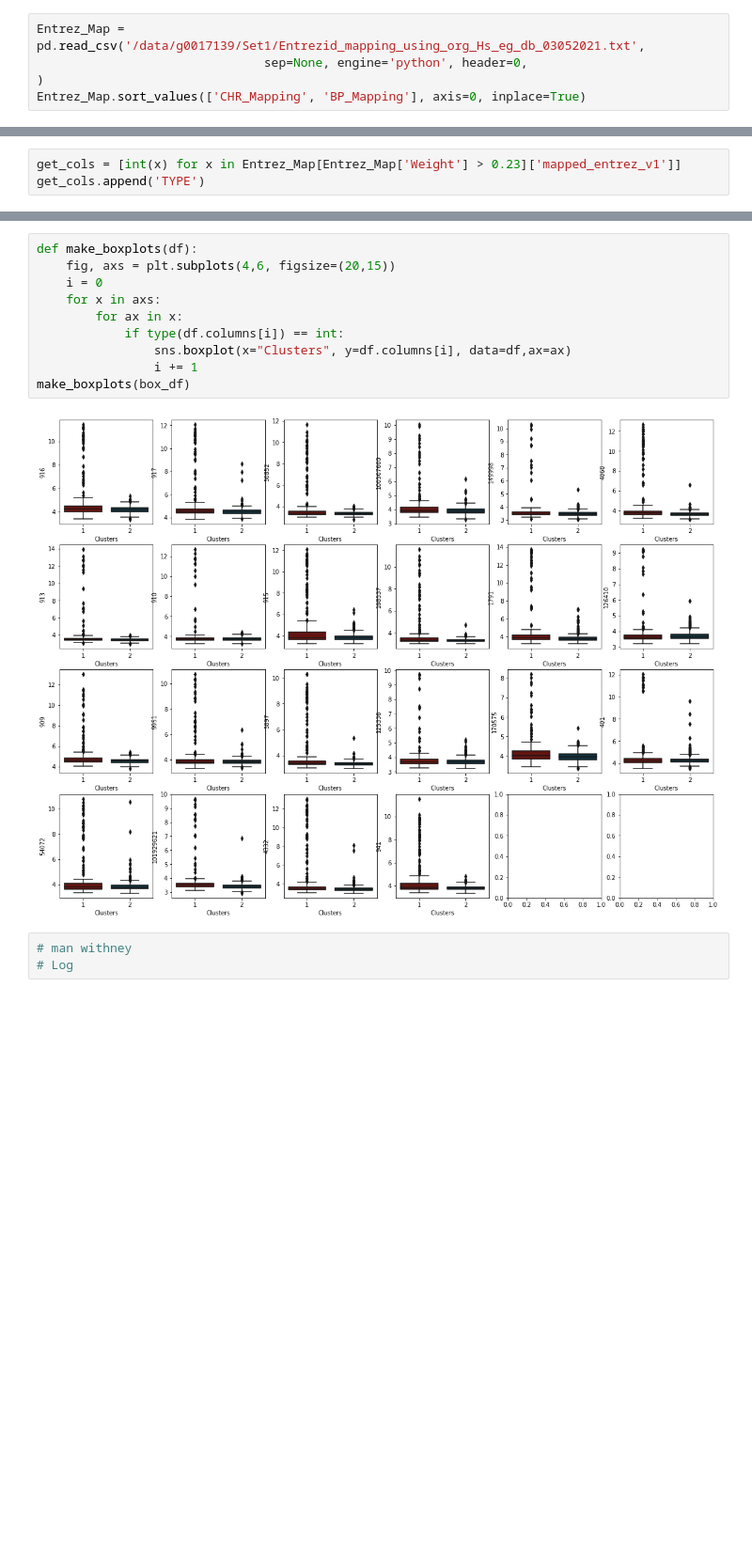
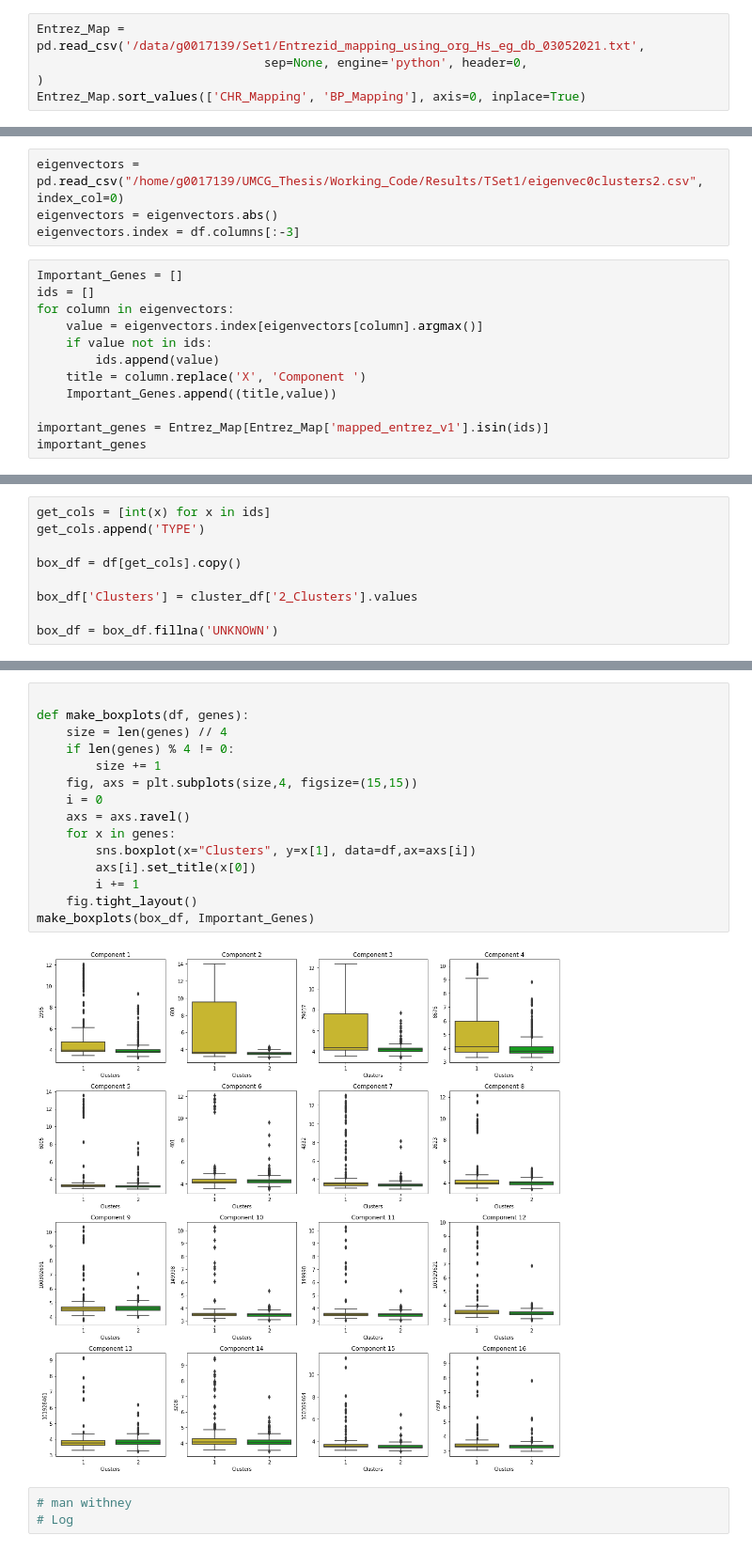
Before and after one commit to MarkF-hanze/UMCG_Thesis, a Jupyter notebook: Working_Code/Untitled.ipynb, the cells around one changed output, grey strips where cells are left out. Shown at 94% size. Saved outputs shown, nothing was run; the diff lists cells and outputs as text; blank space fills up the shorter version.

```diff
--- a/Working_Code/Untitled.ipynb
+++ b/Working_Code/Untitled.ipynb
@@ -282,0 +147,16 @@ Entrez_Map[Entrez_Map['Weight'] > 0.23]
+# %%
+eigenvectors = pd.read_csv("/home/g0017139/UMCG_Thesis/Working_Code/Results/TSet1/eigenvec0clusters2.csv", index_col=0)
+eigenvectors = eigenvectors.abs()
+eigenvectors.index = df.columns[:-3]
+# %%
+Important_Genes = []
+ids = []
+for column in eigenvectors:
+    value = eigenvectors.index[eigenvectors[column].argmax()]
+    if value not in ids:
+        ids.append(value)
+    title = column.replace('X', 'Component ')
+    Important_Genes.append((title,value))
+
+important_genes = Entrez_Map[Entrez_Map['mapped_entrez_v1'].isin(ids)]
+important_genes
@@ -303,3 +203,9 @@ Entrez_Map
 # %%
-get_cols = [int(x) for x in Entrez_Map[Entrez_Map['Weight'] > 0.23]['mapped_entrez_v1']]
+get_cols = [int(x) for x in ids]
 get_cols.append('TYPE')
+
+box_df = df[get_cols].copy()
+
+box_df['Clusters'] = cluster_df['2_Clusters'].values
+
+box_df = box_df.fillna('UNKNOWN')
@@ -314,15 +260,20 @@ Entrez_Map[Entrez_Map['Weight'] > 0.23].shape
 # %%
-def make_boxplots(df):
-    fig, axs = plt.subplots(4,6, figsize=(20,15))
+
+def make_boxplots(df, genes):
+    size = len(genes) // 4
+    if len(genes) % 4 != 0:
+        size += 1
+    fig, axs = plt.subplots(size,4, figsize=(15,15))
     i = 0
-    for x in axs:
-        for ax in x:
-            if type(df.columns[i]) == int:
-                sns.boxplot(x="Clusters", y=df.columns[i], data=df,ax=ax)
-                i += 1
-make_boxplots(box_df)
+    axs = axs.ravel()
+    for x in genes:
+        sns.boxplot(x="Clusters", y=x[1], data=df,ax=axs[i])
+        axs[i].set_title(x[0])
+        i += 1
+    fig.tight_layout()
+make_boxplots(box_df, Important_Genes)
 # %% [output]
-[figure, old version]
+[figure, new version]
 # %%
 # man withney
 # Log
```
Also changed, not shown: parts of 67 cells of this notebook, 43 other files.
